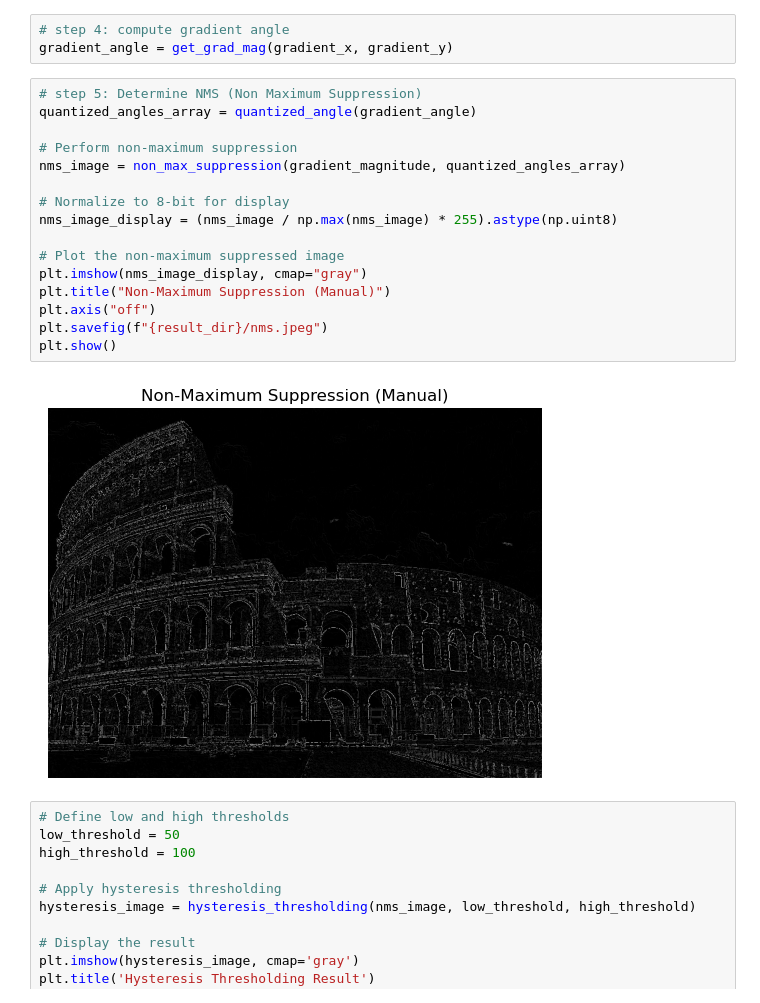
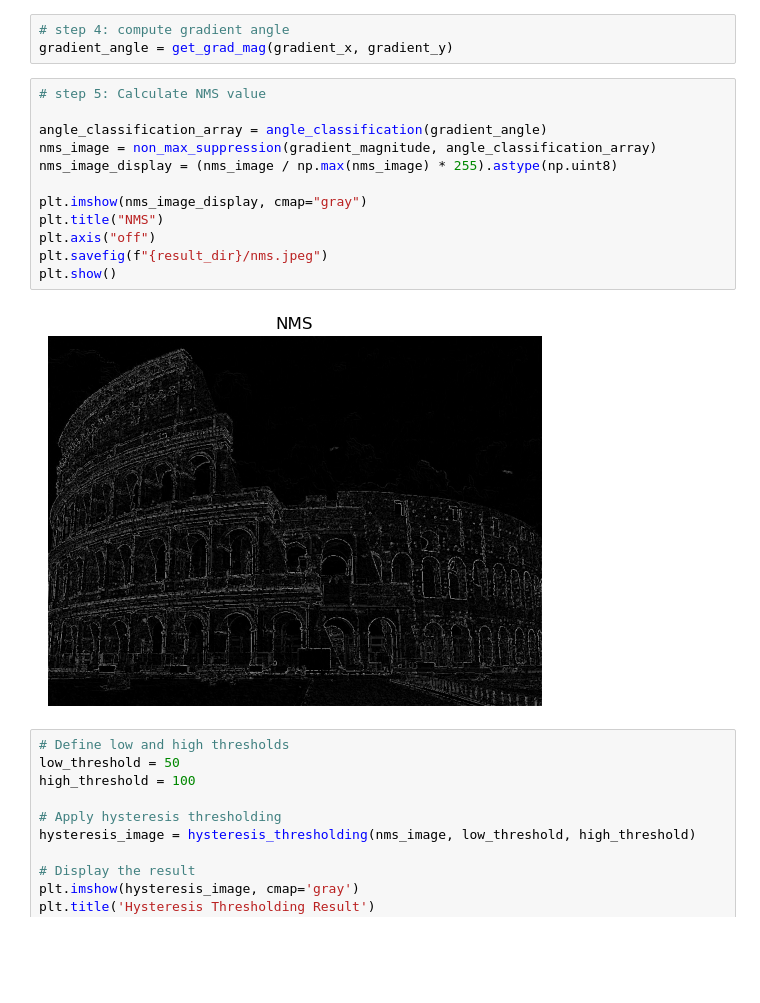
Before and after one commit to TAM360/computer-vision, a Jupyter notebook: assignment-1/canny-edge-detection.ipynb, the cells around one changed output. Saved outputs shown, nothing was run; the diff lists cells and outputs as text; blank space fills up the shorter version.

```diff
--- a/assignment-1/canny-edge-detection.ipynb
+++ b/assignment-1/canny-edge-detection.ipynb
@@ -245,23 +238,19 @@ plt.show()
 # step 4: compute gradient angle
 gradient_angle = get_grad_mag(gradient_x, gradient_y)
 # %%
-# step 5: Determine NMS (Non Maximum Suppression)
-quantized_angles_array = quantized_angle(gradient_angle)
+# step 5: Calculate NMS value
 
-# Perform non-maximum suppression
-nms_image = non_max_suppression(gradient_magnitude, quantized_angles_array)
-
-# Normalize to 8-bit for display
+angle_classification_array = angle_classification(gradient_angle)
+nms_image = non_max_suppression(gradient_magnitude, angle_classification_array)
 nms_image_display = (nms_image / np.max(nms_image) * 255).astype(np.uint8)
 
-# Plot the non-maximum suppressed image
 plt.imshow(nms_image_display, cmap="gray")
-plt.title("Non-Maximum Suppression (Manual)")
+plt.title("NMS")
 plt.axis("off")
 plt.savefig(f"{result_dir}/nms.jpeg")
 plt.show()
 # %% [output]
-[figure, old version]
+[figure, new version]
 # %%
 # Define low and high thresholds
 low_threshold = 50
```
Also changed, not shown: parts of 2 cells of this notebook.
